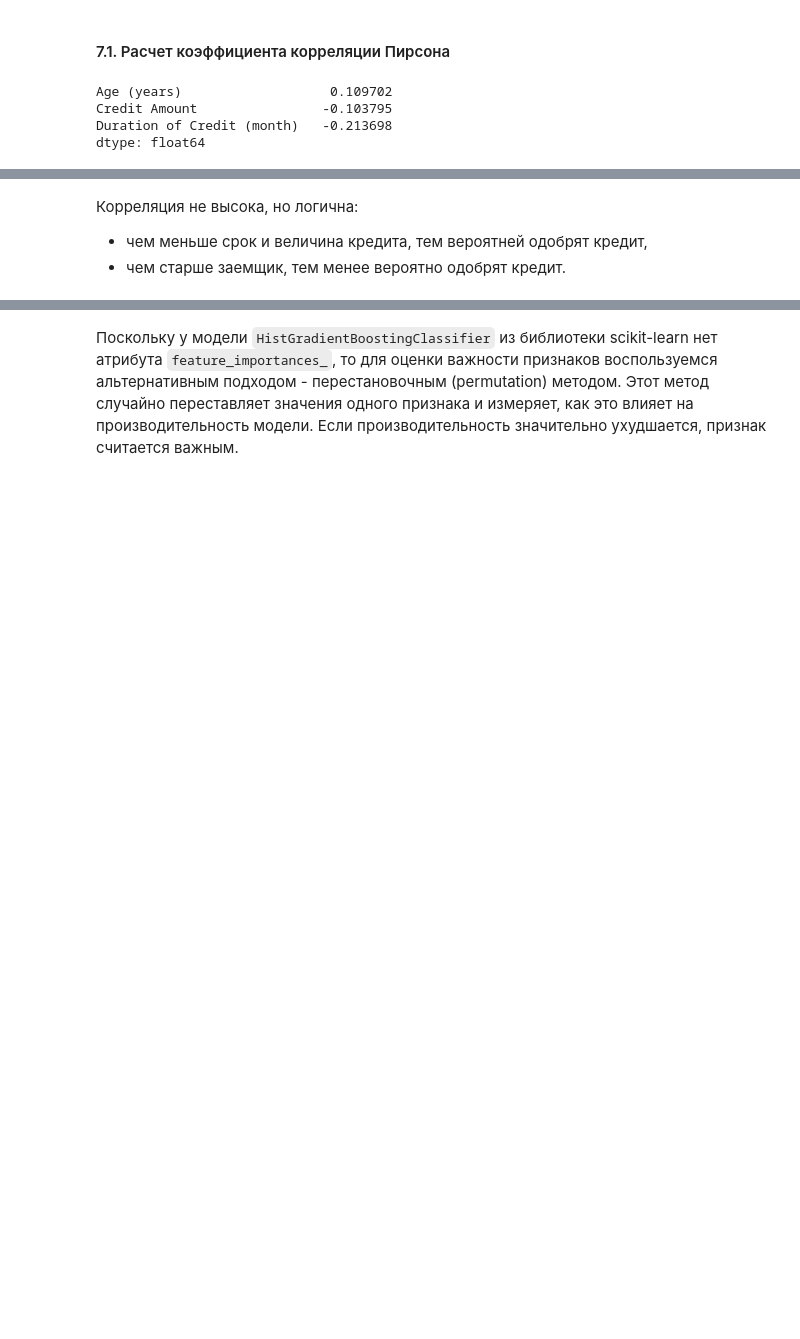
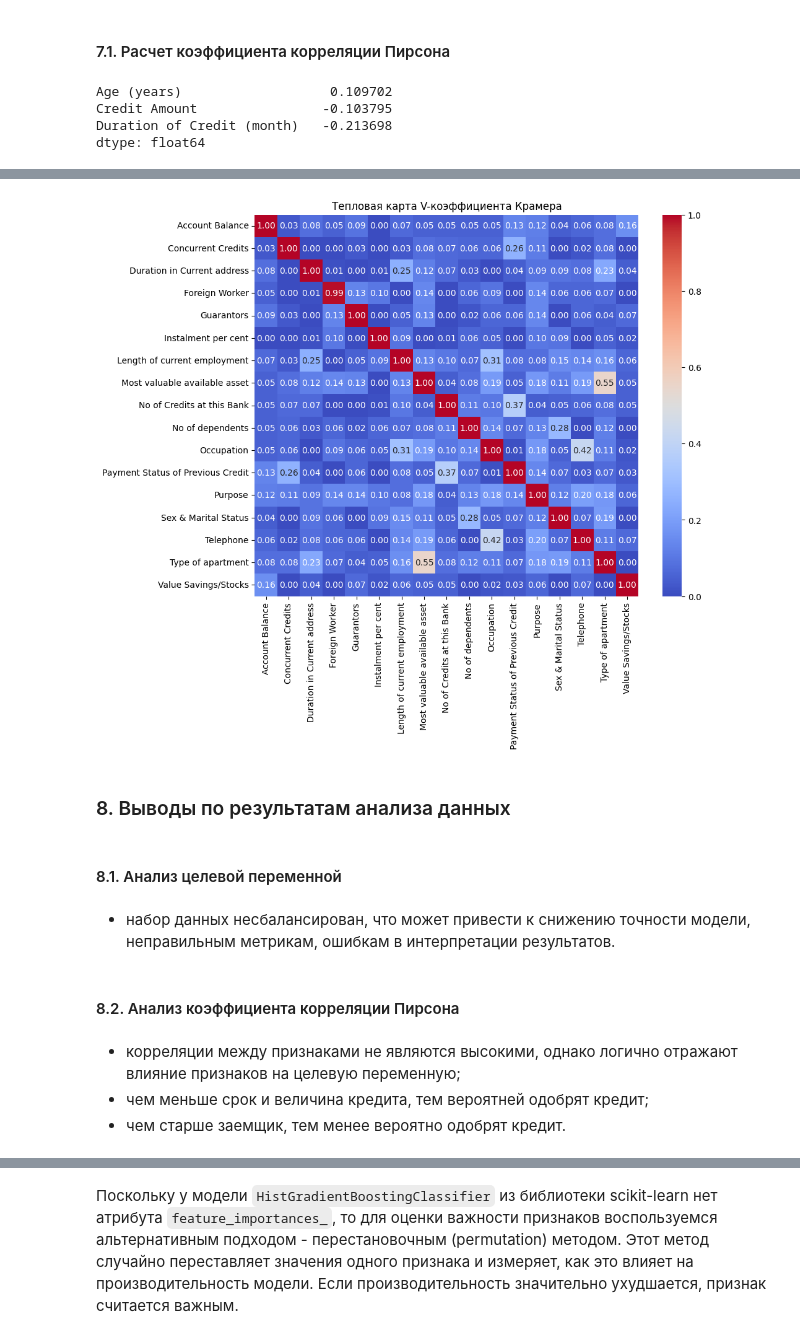
Before and after one commit to Losyash/mbml_II_hw, a Jupyter notebook: lab3/notebook.ipynb, the cells around one changed output, grey strips where cells are left out. Drawn from its saved outputs; the diff is of its cells as text; code cells hidden in the pictures; blank space fills up the shorter version.

```diff
--- a/lab3/notebook.ipynb
+++ b/lab3/notebook.ipynb
@@ -52,3 +49,10 @@ NameError: name 'columns' is not defined
+# %%
+def cramers_col(X, columns, column_name):
+  col = pd.Series(np.empty(X[columns].columns.shape), index=X[columns].columns, name=column_name)
+  for row in X[columns]:
+    cram = cramers_v(X[columns][column_name], X[columns][row])
+    col[row] = round(cram, 2)
+  return col
 # %% [markdown]
 ### 4. Создание каталога и скачивание данных
 # %%
@@ -175,0 +184,4 @@ dtype: float64
+# %%
+for column in categorical_columns:
+  corr_cramers = cramers_v(df_processed[column], y)
+  print(f'{column:<35} {corr_cramers}')
@@ -176,4 +206,21 @@ dtype: float64
+# %%
+df_cramers = X[categorical_columns].apply(lambda column: cramers_col(X, categorical_columns, column.name))
+# %%
+plt.figure(figsize=(10, 8))
+sns.heatmap(df_cramers, annot=True, cmap='coolwarm', fmt=".2f")
+plt.title('Тепловая карта V-коэффициента Крамера')
+plt.show()
+# %% [output]
+[figure, added]
+# %% [markdown]
+### 8. Выводы по результатам анализа данных
+# %% [markdown]
+#### 8.1. Анализ целевой переменной
+# %% [markdown]
+- набор данных несбалансирован, что может привести к снижению точности модели, неправильным метрикам, ошибкам в интерпретации результатов.
+# %% [markdown]
+#### 8.2. Анализ коэффициента корреляции Пирсона
 # %% [markdown]
-Корреляция не высока, но логична:
-- чем меньше срок и величина кредита, тем вероятней одобрят кредит,
+- корреляции между признаками не являются высокими, однако логично отражают влияние признаков на целевую переменную;
+- чем меньше срок и величина кредита, тем вероятней одобрят кредит;
 - чем старше заемщик, тем менее вероятно одобрят кредит.
```
Also changed, not shown: parts of 146 cells of this notebook, 5 other files.
